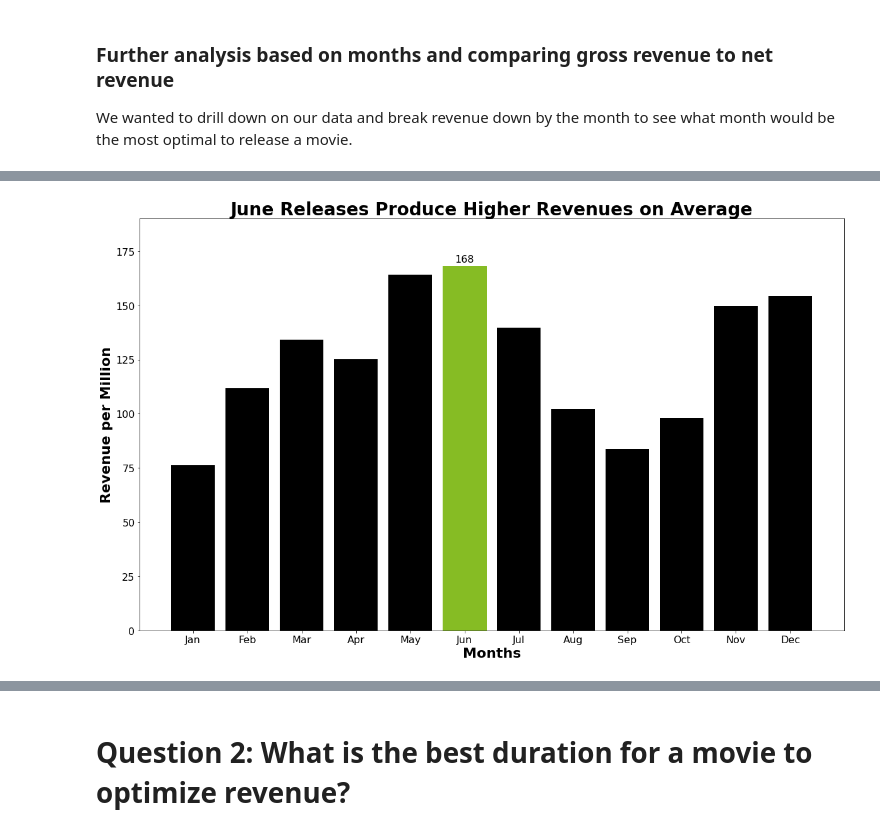
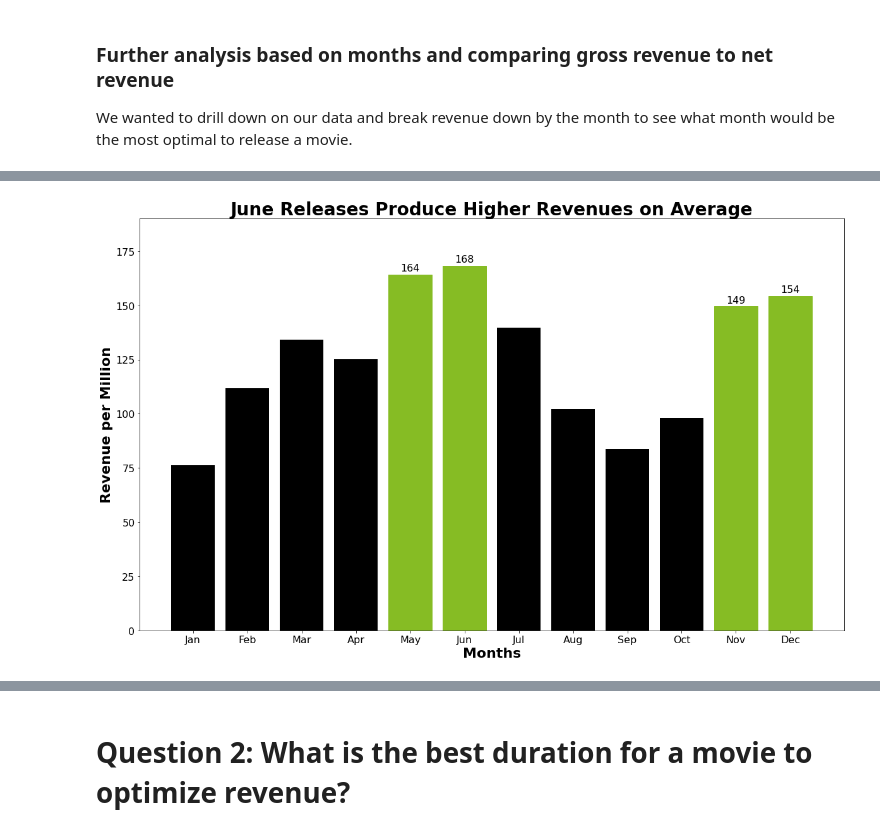
Before and after one commit to harte3/Flatiron-Capstone-Group-2, a Jupyter notebook: Final Notebook.ipynb, the cells around one changed output, grey strips where cells are left out. Drawn from its saved outputs; the diff is of its cells as text; code cells hidden in the pictures.

```diff
--- a/Final Notebook.ipynb
+++ b/Final Notebook.ipynb
@@ -659,20 +498,23 @@ rev_per_mth = month_means['domestic_gross']/1000000
 # %%
 plt.figure(figsize=(20,12))
 
 barlist = plt.bar(months, rev_per_mth, color = 'black')
 barlist[5].set_color('#86BC24')
+barlist[4].set_color('#86BC24')
+barlist[10].set_color('#86BC24')
+barlist[11].set_color('#86BC24')
 plt.title('June Releases Produce Higher Revenues on Average', fontsize=28, fontweight='bold')
 plt.xlabel("Months", fontsize=22, fontweight='bold')
 plt.ylabel("Revenue per Million", fontsize=22, fontweight='bold')
 plt.xticks(ticks=months,labels=month,fontsize = 16)
 plt.yticks(fontsize = 16)
 plt.ylim(top=190)
 
 
 for index, value in enumerate(rev_per_mth.astype(int)):
-    if index == 5:
+    if index == 5 or index == 4 or index == 10 or index == 11:
         plt.text(index+1 ,value+2, str(value), fontsize=16, horizontalalignment='center')
 
 plt.show()
 # %% [output]
-[figure, old version]
+[figure, new version]
```
Also changed, not shown: parts of 46 cells of this notebook.
